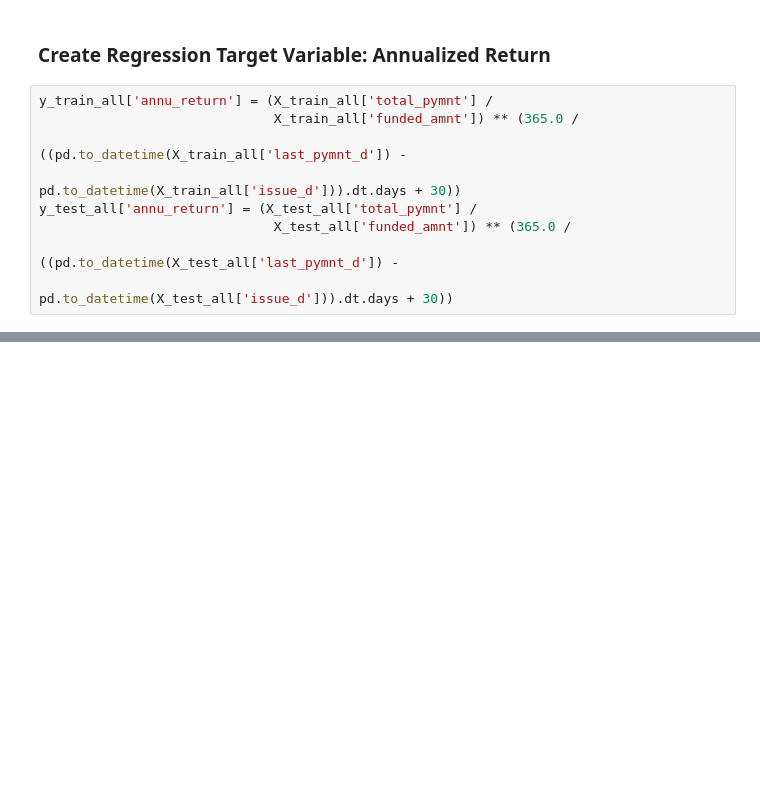
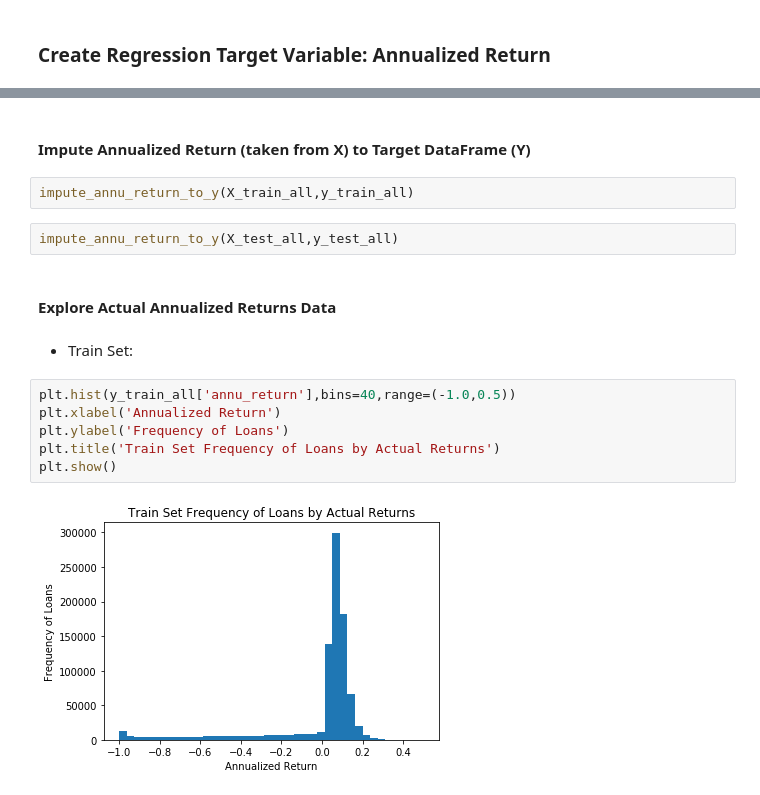
Before and after one commit to as6140/peervest, a Jupyter notebook: lc_lin_reg_v1.ipynb, the cells around one changed output, grey strips where cells are left out. Drawn from its saved outputs; the diff is of its cells as text; blank space fills up the shorter version.

Commit message:
add proper calculation of Annualized Return on test & train sets

```diff
--- a/lc_lin_reg_v1.ipynb
+++ b/lc_lin_reg_v1.ipynb
@@ -56,11 +86,2 @@ X_test_all.set_index('index',inplace=True)
 # %% [markdown]
 ### Create Regression Target Variable: Annualized Return
-# %%
-y_train_all['annu_return'] = (X_train_all['total_pymnt'] /
-                              X_train_all['funded_amnt']) ** (365.0 /
-                                                              ((pd.to_datetime(X_train_all['last_pymnt_d']) -
-                                                                pd.to_datetime(X_train_all['issue_d'])).dt.days + 30))
-y_test_all['annu_return'] = (X_test_all['total_pymnt'] /
-                              X_test_all['funded_amnt']) ** (365.0 /
-                                                             ((pd.to_datetime(X_test_all['last_pymnt_d']) -
-                                                               pd.to_datetime(X_test_all['issue_d'])).dt.days + 30))
@@ -117,0 +100,18 @@ y_train_all.head(20)
+# %% [markdown]
+#### Impute Annualized Return (taken from X) to Target DataFrame (Y)
+# %%
+impute_annu_return_to_y(X_train_all,y_train_all)
+# %%
+impute_annu_return_to_y(X_test_all,y_test_all)
+# %% [markdown]
+#### Explore Actual Annualized Returns Data
+# %% [markdown]
+- Train Set:
+# %%
+plt.hist(y_train_all['annu_return'],bins=40,range=(-1.0,0.5))
+plt.xlabel('Annualized Return')
+plt.ylabel('Frequency of Loans')
+plt.title('Train Set Frequency of Loans by Actual Returns')
+plt.show()
+# %% [output]
+[figure, added]
```
Also changed, not shown: parts of 18 cells of this notebook.
